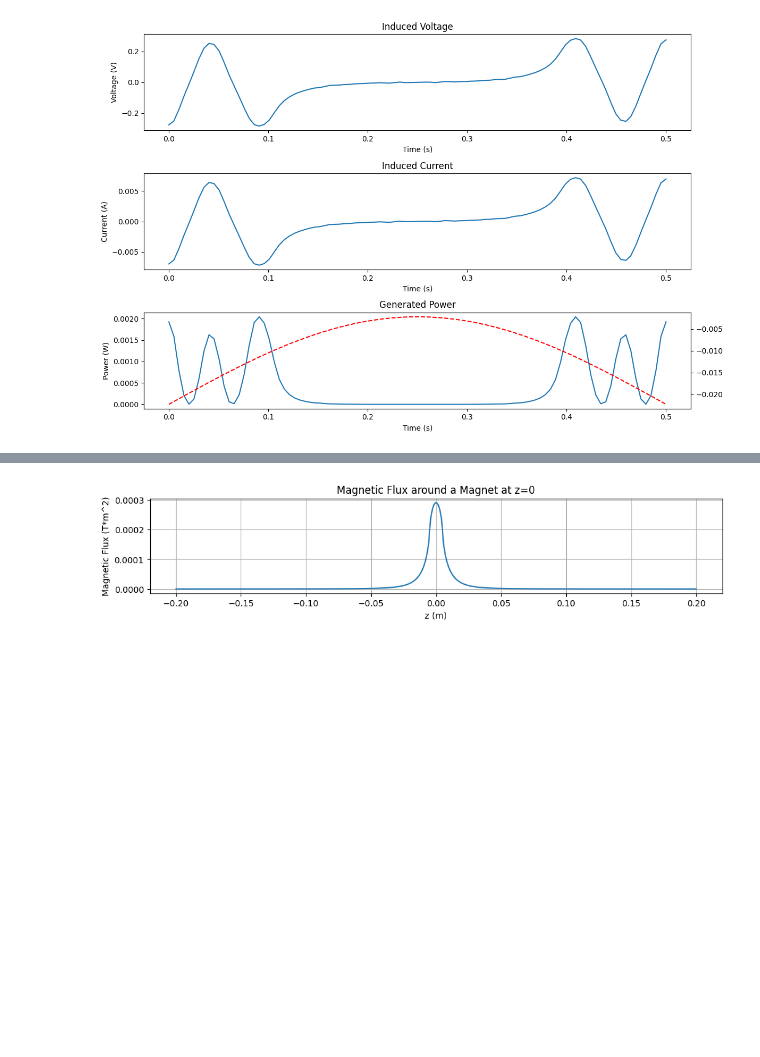
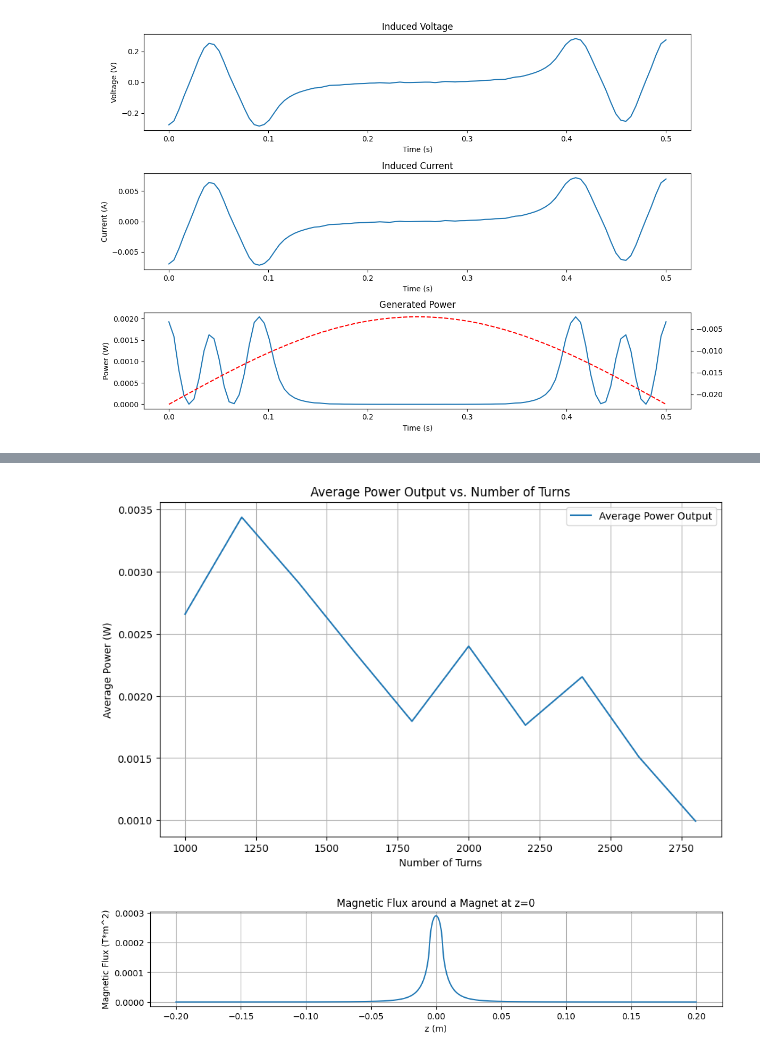
Before and after one commit to Sebleko/induction_generator, a Jupyter notebook: python/induction-simulation.ipynb, the cells around one changed output, grey strips where cells are left out. Saved outputs shown, nothing was run; the diff lists cells and outputs as text; code cells hidden in the pictures; blank space fills up the shorter version.

```diff
--- a/python/induction-simulation.ipynb
+++ b/python/induction-simulation.ipynb
@@ -718,38 +715,40 @@ def plot_power_vs_turns(outer_radius, coil_length, outer_length, coil_separation
         V = 2 * V_right
         R = 1.68e-8 * (turns * coil_length) / (np.pi * (wire_diameter / 2)**2)  # Simplified resistance calculation
         R = calculate_resistance_of_coil(wire_length, wire_diameter, 1.68e-8)
         power = calculate_power(V, R)
         average_power = np.mean(power)
         average_powers.append(average_power)
 
     plt.figure(figsize=(10, 6))
     plt.plot(turns_range, average_powers, label='Average Power Output')
     plt.xlabel('Number of Turns')
     plt.ylabel('Average Power (W)')
     plt.title('Average Power Output vs. Number of Turns')
     plt.legend()
     plt.grid(True)
     plt.show()
 
 # Parameters
 outer_radius = 0.0105 / 2
 outer_length = 0.0445 / 2
 coil_length = outer_length / 2
 coil_separation = 0.0001
-frequency = 2
-magnetization = 1.27e6
+frequency = 4
+magnetization = 0.5e6 #1.27e6
 wire_diameter = 0.00016
 wire_diameter = 0.0002032 # 32 AWG wire
 wire_diameter = 0.0001601 # 34 AWG wire
 wire_diameter = 0.0001016 # 38 AWG wire
 #wire_diameter = 0.0008128 # 20 AWG wire
-wire_diameter = 0.0004038 # 26 AWG wire
+#wire_diameter = 0.0004038 # 26 AWG wire
 
 # Range of number of turns to evaluate
-turns_range = np.arange(1, 3000, 50)
+turns_range = np.arange(1000, 3000, 200)
 
 # Plot the average power output vs. number of turns
-#plot_power_vs_turns(outer_radius, coil_length, outer_length, coil_separation, frequency, magnetization, wire_diameter, turns_range)
+plot_power_vs_turns(outer_radius, coil_length, outer_length, coil_separation, frequency, magnetization, wire_diameter, turns_range)
+# %% [output]
+[figure, added]
 # %%
 def plot_figure(x, y, x_label=None, y_label=None, title=None, figsize=(10, 6)):
     plt.figure(figsize=figsize)
```
Also changed, not shown: parts of 6 cells of this notebook.
